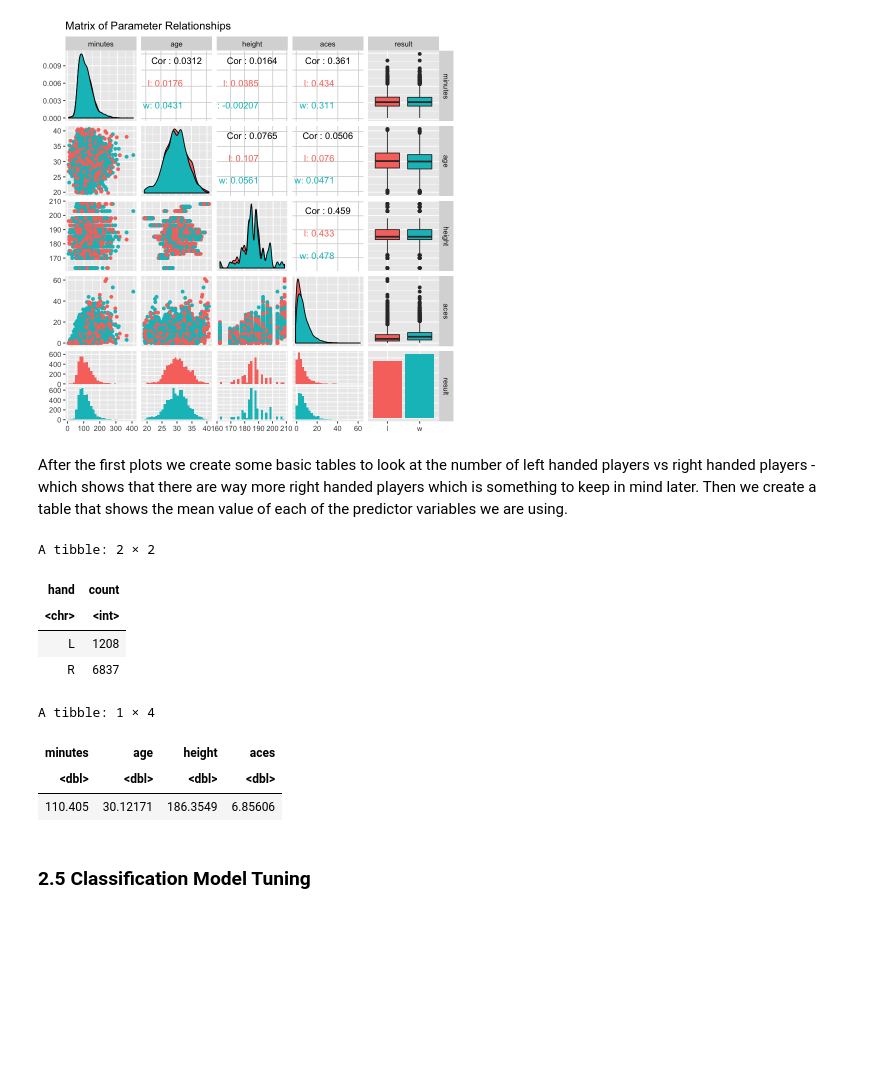
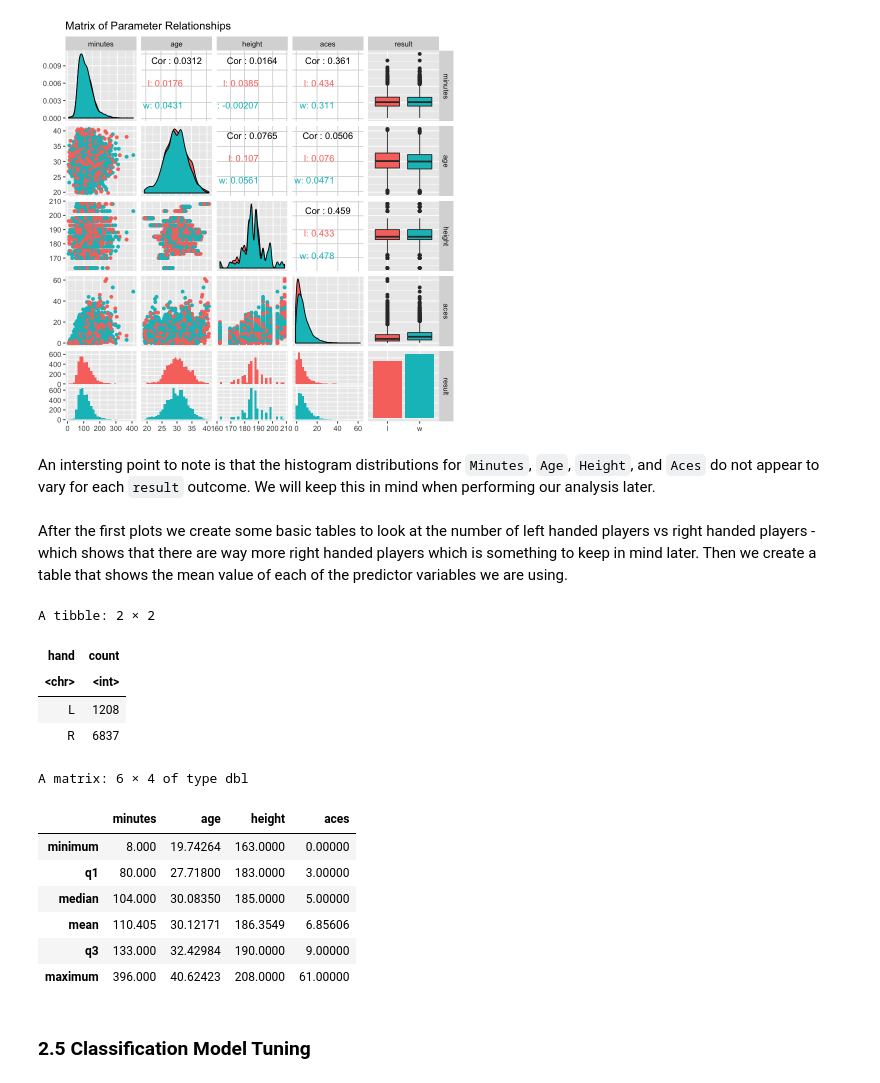
Before and after one commit to NicTavares/dsci100project, a Jupyter notebook: Report.ipynb, the cells around one changed output. Drawn from its saved outputs; the diff is of its cells as text; code cells hidden in the pictures; blank space fills up the shorter version.

Commit message:
added summary statistics, additional wip

```diff
--- a/Report.ipynb
+++ b/Report.ipynb
@@ -137,28 +132,35 @@ tennis_train_pairs
 `stat_bin()` using `bins = 30`. Pick better value with `binwidth`.
 [figure]
 [figure]
+# %% [markdown]
+An intersting point to note is that the histogram distributions for `Minutes`, `Age`, `Height`, and `Aces` do not appear to vary for each `result` outcome. We will keep this in mind when performing our analysis later.
 # %% [markdown]
 After the first plots we create some basic tables to look at the number of left handed players vs right handed players - which shows that there are way more right handed players which is something to keep in mind later. Then we create a table that shows the mean value of each of the predictor variables we are using.
 # %%
 training_table = group_by(training_set, hand) %>%
     summarize(count = n())
 training_table
 
-
 quantitative_summary_table <- training_set %>%
-                             select(minutes, age, height, aces) %>%
-                             map_df (~mean(., na.rm = TRUE))
+    select_if(is.numeric)  %>%
+    map(~tidy(summary(.x))) %>%
+    do.call(rbind, .) %>%
+    t()
 quantitative_summary_table
 # %% [output]
 A tibble: 2 × 2
 | hand | count |
 | <chr> | <int> |
 | L | 1208 |
 | R | 6837 |
-A tibble: 1 × 4
+A matrix: 6 × 4 of type dbl
-| minutes | age | height | aces |
-| <dbl> | <dbl> | <dbl> | <dbl> |
-| 110.405 | 30.12171 | 186.3549 | 6.85606 |
+|  | minutes | age | height | aces |
+| minimum | 8.000 | 19.74264 | 163.0000 | 0.00000 |
+| q1 | 80.000 | 27.71800 | 183.0000 | 3.00000 |
+| median | 104.000 | 30.08350 | 185.0000 | 5.00000 |
+| mean | 110.405 | 30.12171 | 186.3549 | 6.85606 |
+| q3 | 133.000 | 32.42984 | 190.0000 | 9.00000 |
+| maximum | 396.000 | 40.62423 | 208.0000 | 61.00000 |
 # %% [markdown]
 ### 2.5 Classification Model Tuning
 # %% [markdown]
```
Also changed, not shown: parts of 4 cells of this notebook.
